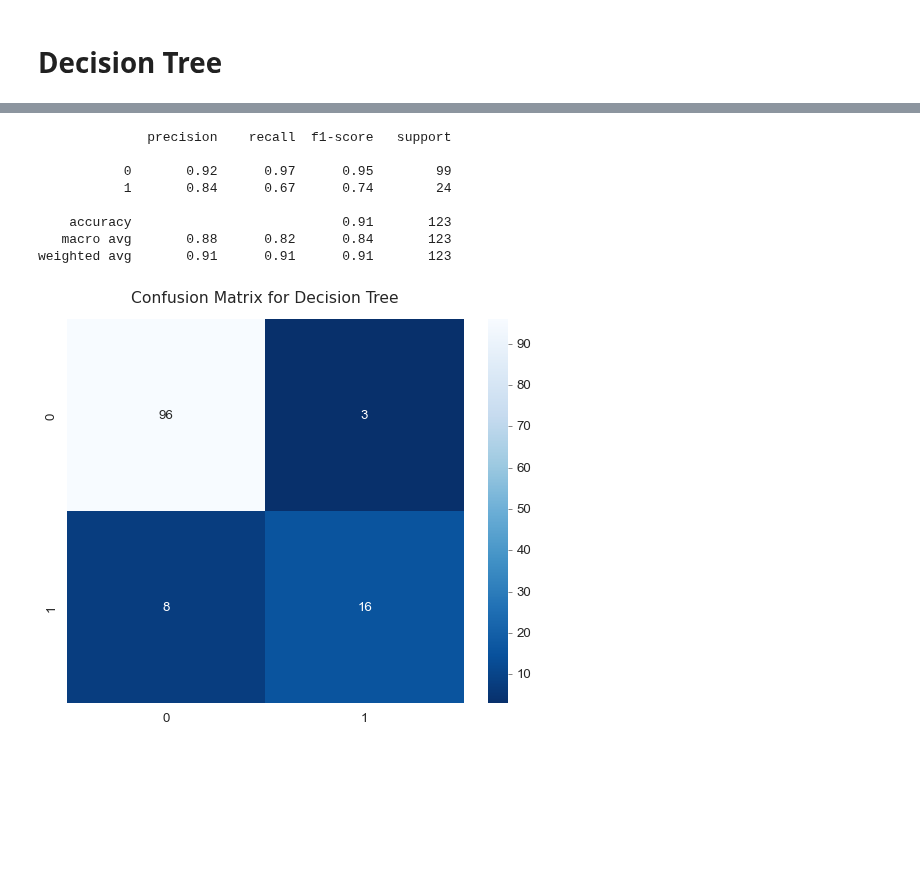
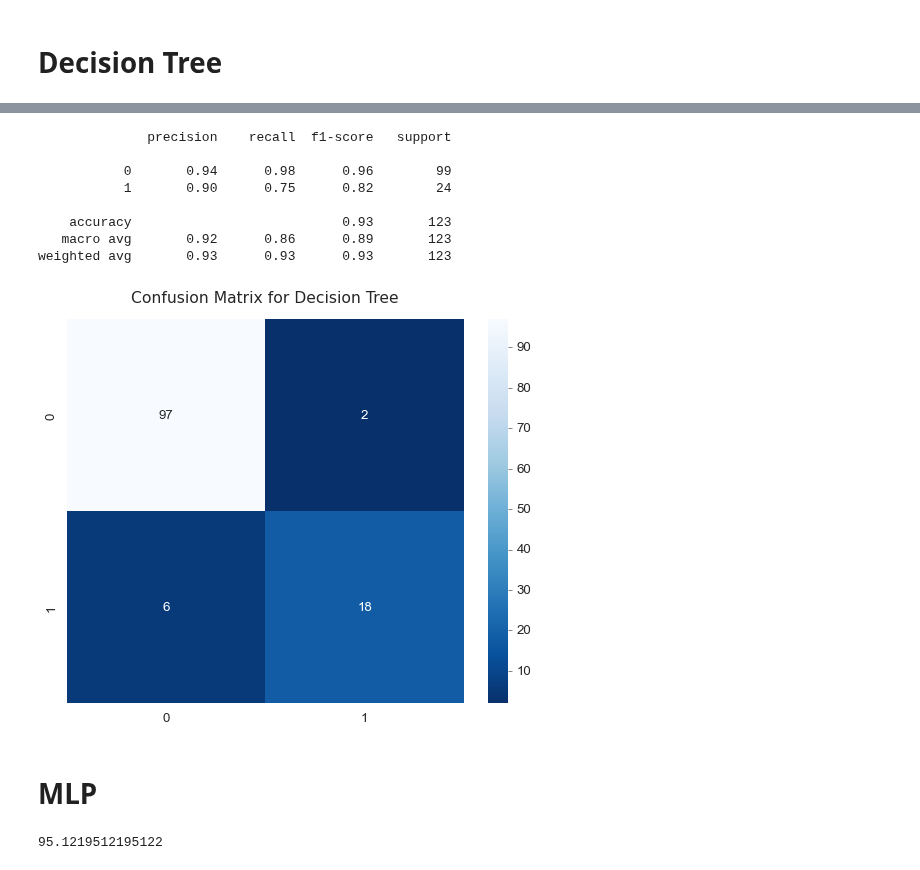
Before and after one commit to rifqicharisma/Belajar_Ai, a Jupyter notebook: Hepatitis C Prediction/main.ipynb, the cells around one changed output, grey strips where cells are left out. Cells and saved outputs as stored; diff of their text form; code cells hidden in the pictures; blank space fills up the shorter version.

```diff
--- a/Hepatitis C Prediction/main.ipynb
+++ b/Hepatitis C Prediction/main.ipynb
@@ -433,22 +435,24 @@ Akurasi :  100.0
 # %%
-# Confusion Matrix of KNN
+# Confusion Matrix of DT
 from sklearn.metrics import confusion_matrix, classification_report
 from sklearn import metrics
 sns.set_style("white")
 
-y_pred_rfc = model.predict(X_test)
-cf_matrix = confusion_matrix(y_test, y_pred_rfc)
+y_pred_dt = clf.predict(X_test)
+cf_matrix = confusion_matrix(y_test, y_pred_dt)
 sns.heatmap(cf_matrix, annot=True, cmap="Blues_r")
 plt.title("Confusion Matrix for Decision Tree", fontsize=14, fontname="Helvetica", y=1.03)
 
-print(metrics.classification_report(y_test, y_pred_rfc))
+print(metrics.classification_report(y_test, y_pred_dt))
 # %% [output]
               precision    recall  f1-score   support
 
-           0       0.92      0.97      0.95        99
-           1       0.84      0.67      0.74        24
+           0       0.94      0.98      0.96        99
+           1       0.90      0.75      0.82        24
 
-    accuracy                           0.91       123
-   macro avg       0.88      0.82      0.84       123
-weighted avg       0.91      0.91      0.91       123
+    accuracy                           0.93       123
+   macro avg       0.92      0.86      0.89       123
+weighted avg       0.93      0.93      0.93       123
-[figure, old version]
+[figure, new version]
+# %% [markdown]
+# MLP
@@ -454,0 +462,4 @@ weighted avg       0.91      0.91      0.91       123
+# %%
+print(mlp.score(X_test, y_test)*100)
+# %% [output]
+95.1219512195122
```
Also changed, not shown: parts of 15 cells of this notebook.
